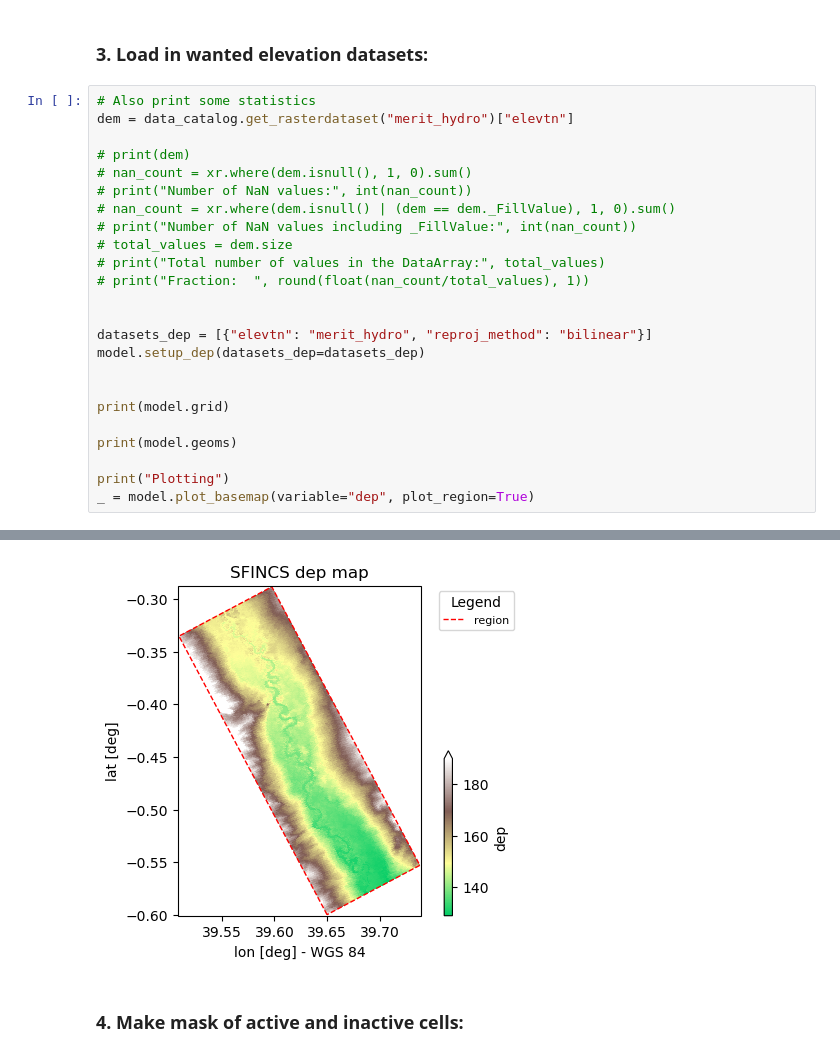
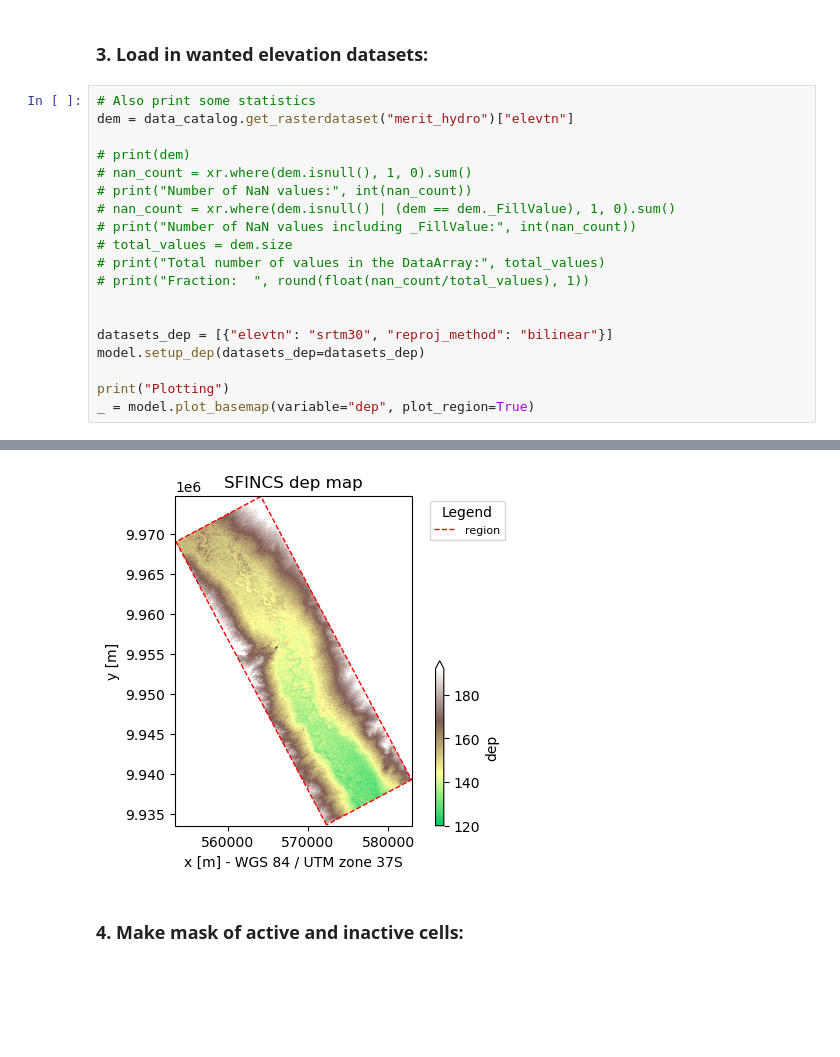
Before and after one commit to pjdebruijn2505/Git_mdp, a Jupyter notebook: SFINCS/a_setup_model.ipynb, the cells around one changed output, grey strips where cells are left out. Saved outputs shown, nothing was run; the diff lists cells and outputs as text; blank space fills up the shorter version.

```diff
--- a/SFINCS/a_setup_model.ipynb
+++ b/SFINCS/a_setup_model.ipynb
@@ -134,13 +114,8 @@ dem = data_catalog.get_rasterdataset("merit_hydro")["elevtn"]
 # print("Fraction:  ", round(float(nan_count/total_values), 1))
 
 
-datasets_dep = [{"elevtn": "merit_hydro", "reproj_method": "bilinear"}]
+datasets_dep = [{"elevtn": "srtm30", "reproj_method": "bilinear"}]
 model.setup_dep(datasets_dep=datasets_dep)
-
-
-print(model.grid)
-
-print(model.geoms)
 
 print("Plotting")
 _ = model.plot_basemap(variable="dep", plot_region=True)
@@ -162,5 +127,5 @@ Data variables:
 Plotting
-[figure, old version]
+[figure, new version]
 # %% [markdown]
 ### 4. Make mask of active and inactive cells:
 # %%
```
Also changed, not shown: parts of 14 cells of this notebook.
